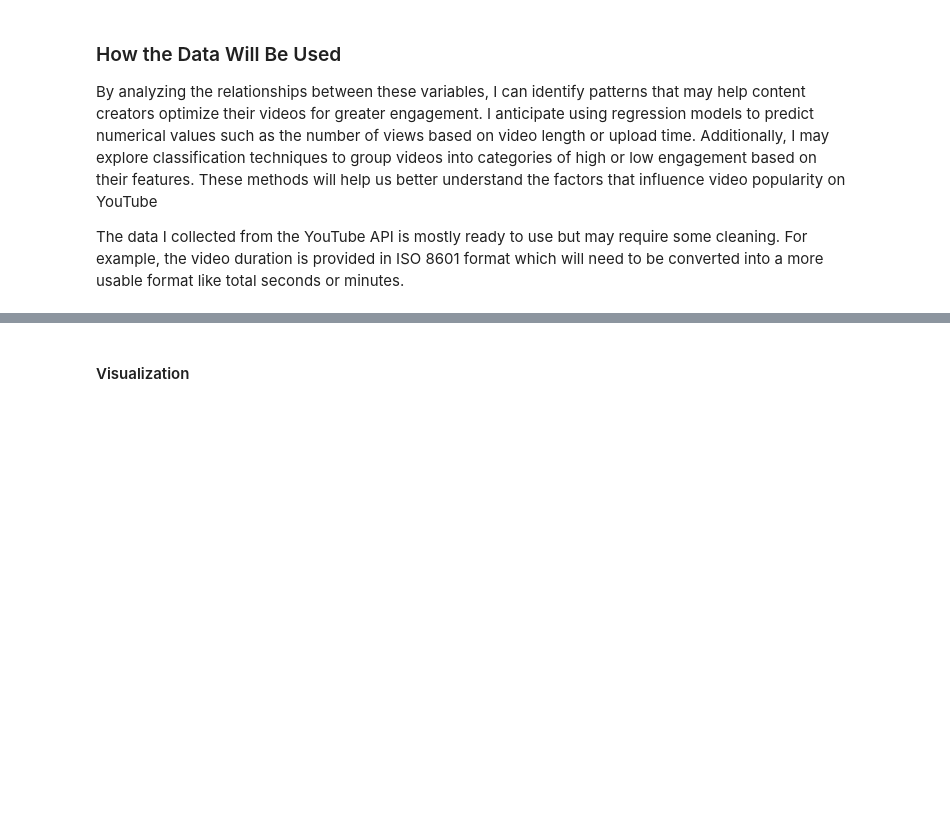
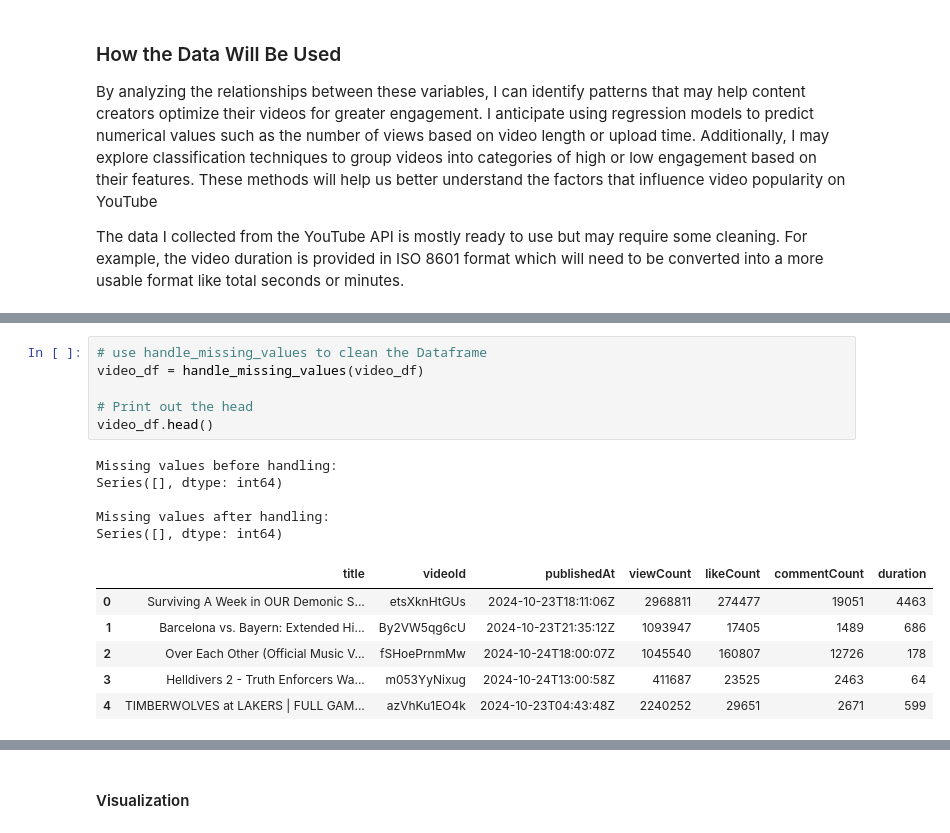
Before and after one commit to hewsAMH/youtubeProject, a Jupyter notebook: youtubeTrendingData.ipynb, the cells around one changed output, grey strips where cells are left out. Drawn from its saved outputs; the diff is of its cells as text; blank space fills up the shorter version.

```diff
--- a/youtubeTrendingData.ipynb
+++ b/youtubeTrendingData.ipynb
@@ -146,0 +183,18 @@ video_df['commentCount'] = pd.to_numeric(video_df['commentCount'], errors='coerc
+# %%
+# use handle_missing_values to clean the Dataframe
+video_df = handle_missing_values(video_df)
+
+# Print out the head
+video_df.head()
+# %% [output]
+Missing values before handling:
+Series([], dtype: int64)
+
+Missing values after handling:
+Series([], dtype: int64)
+|  | title | videoId | publishedAt | viewCount | likeCount | commentCount | duration |
+| 0 | Surviving A Week in OUR Demonic S... | etsXknHtGUs | 2024-10-23T18:11:06Z | 2968811 | 274477 | 19051 | 4463 |
+| 1 | Barcelona vs. Bayern: Extended Hi... | By2VW5qg6cU | 2024-10-23T21:35:12Z | 1093947 | 17405 | 1489 | 686 |
+| 2 | Over Each Other (Official Music V... | fSHoePrnmMw | 2024-10-24T18:00:07Z | 1045540 | 160807 | 12726 | 178 |
+| 3 | Helldivers 2 - Truth Enforcers Wa... | m053YyNixug | 2024-10-24T13:00:58Z | 411687 | 23525 | 2463 | 64 |
+| 4 | TIMBERWOLVES at LAKERS | FULL GAM... | azVhKu1EO4k | 2024-10-23T04:43:48Z | 2240252 | 29651 | 2671 | 599 |
```
Also changed, not shown: parts of 16 cells of this notebook.
